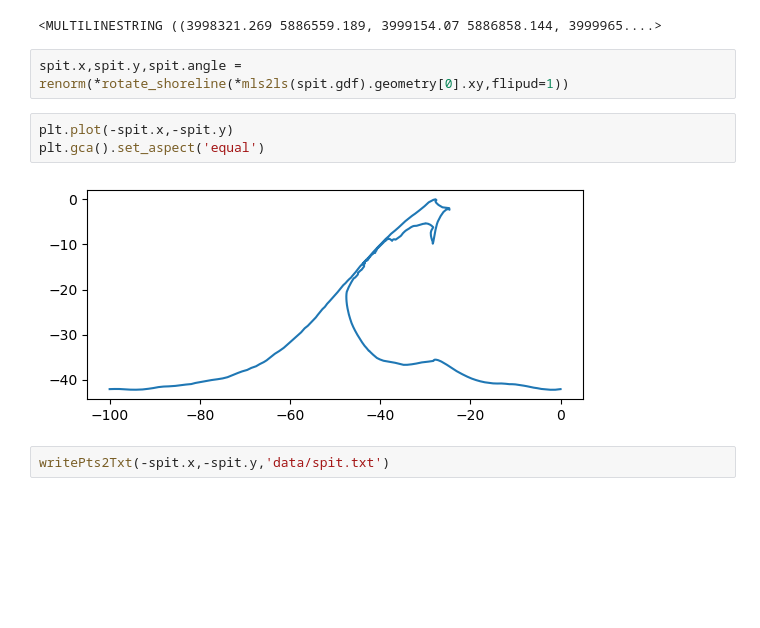
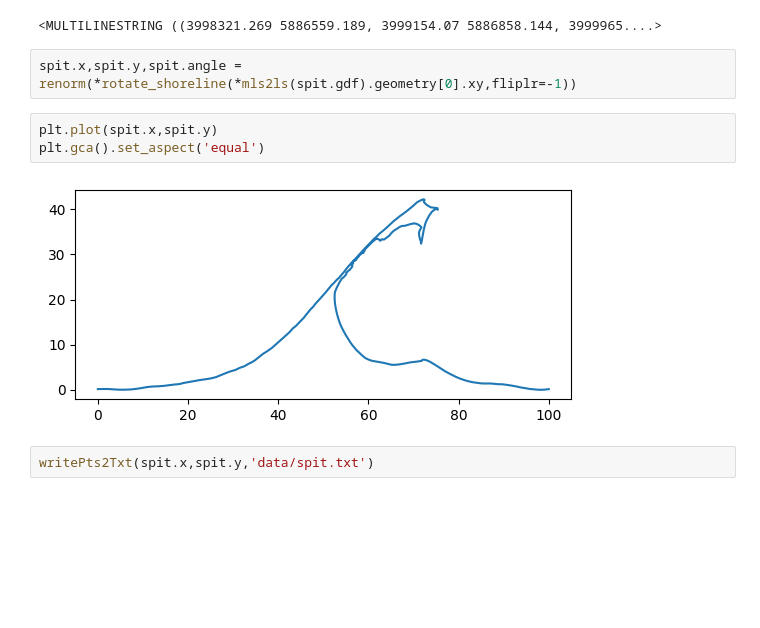
Before and after one commit to dmcdoug/Topology-of-Shoreline-Features, a Jupyter notebook: FeaturePoints.ipynb, the cells around one changed output. Saved outputs shown, nothing was run; the diff lists cells and outputs as text.

```diff
--- a/FeaturePoints.ipynb
+++ b/FeaturePoints.ipynb
@@ -100,14 +98,14 @@ spit.gdf.geometry[0]
 # %% [output]
 <MULTILINESTRING ((3998321.269 5886559.189, 3999154.07 5886858.144, 3999965....>
 # %%
-spit.x,spit.y,spit.angle = renorm(*rotate_shoreline(*mls2ls(spit.gdf).geometry[0].xy,flipud=1))
+spit.x,spit.y,spit.angle = renorm(*rotate_shoreline(*mls2ls(spit.gdf).geometry[0].xy,fliplr=-1))
 # %%
-plt.plot(-spit.x,-spit.y)
+plt.plot(spit.x,spit.y)
 plt.gca().set_aspect('equal')
 # %% [output]
-[figure, old version]
+[figure, new version]
 # %%
-writePts2Txt(-spit.x,-spit.y,'data/spit.txt')
+writePts2Txt(spit.x,spit.y,'data/spit.txt')
 # %% [markdown]
 <br><br><br><br><br>
 # %%
```
Also changed, not shown: parts of 7 cells of this notebook.
